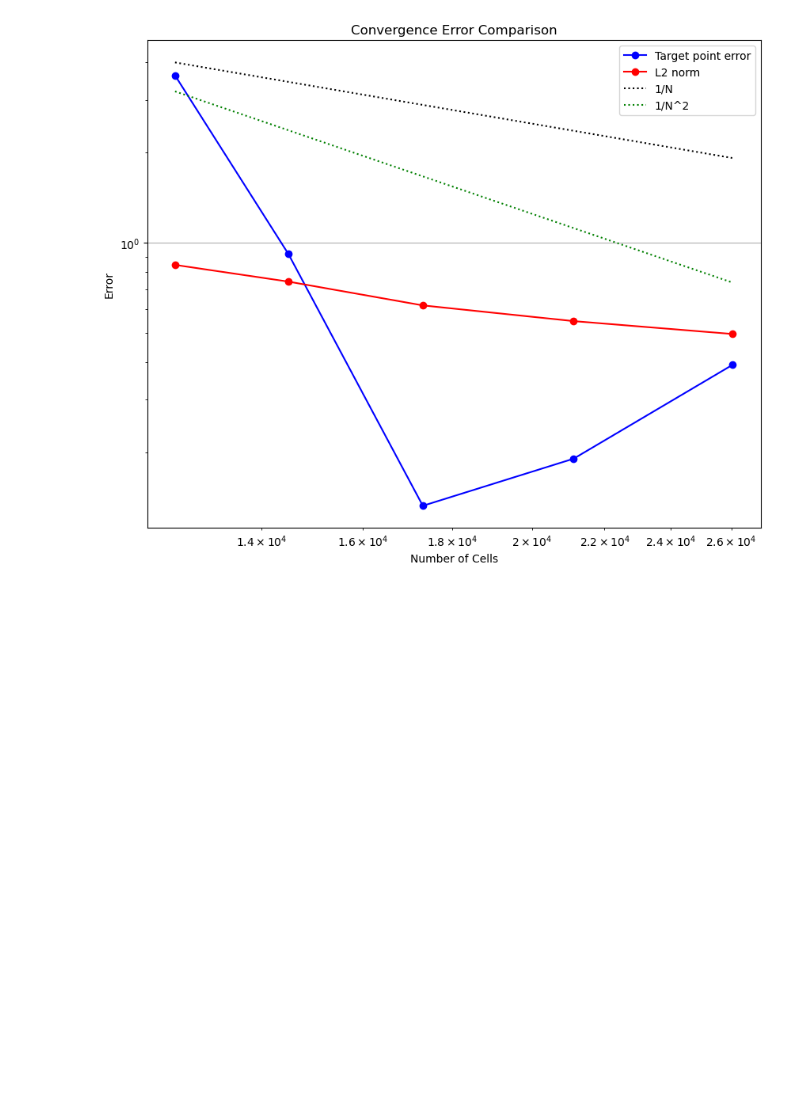
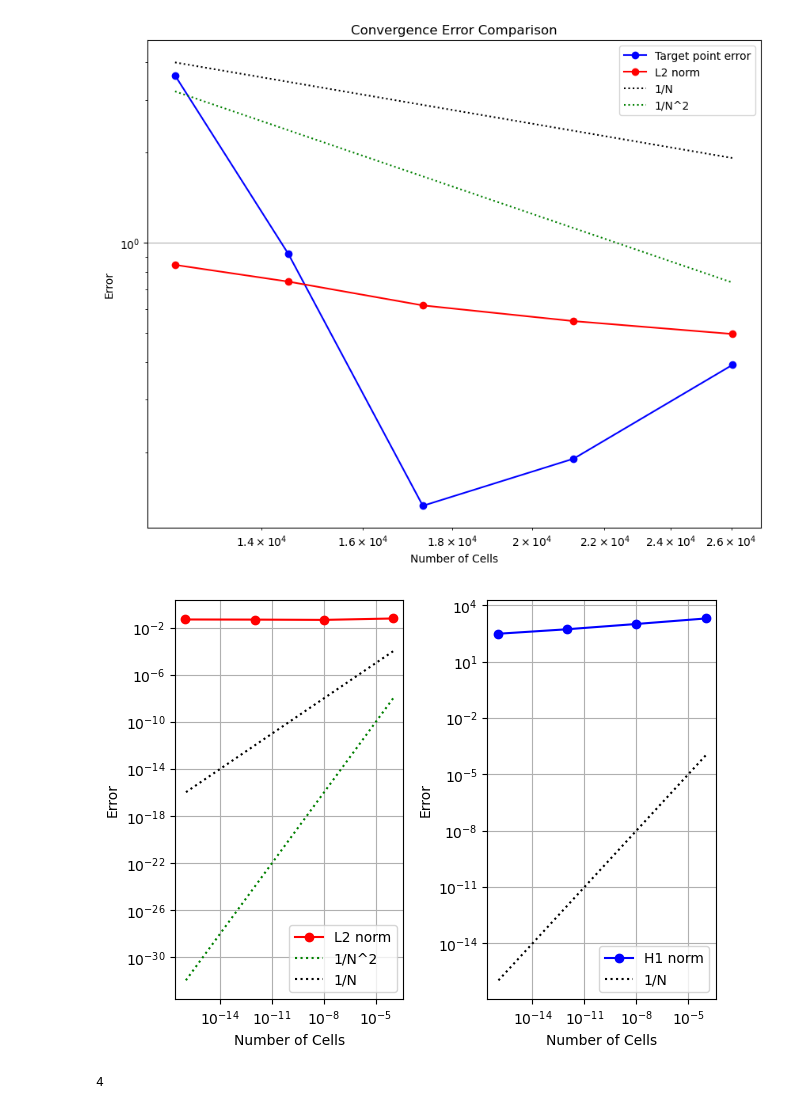
Before and after one commit to Matteo-Malve/ion_propulsion, a Jupyter notebook: postprocessing/convergence_plots.ipynb, the cells around one changed output. Saved outputs shown, nothing was run; the diff lists cells and outputs as text; code cells hidden in the pictures; blank space fills up the shorter version.

```diff
--- a/postprocessing/convergence_plots.ipynb
+++ b/postprocessing/convergence_plots.ipynb
@@ -98,3 +98,42 @@ plt.grid(True)
 plt.show()
 # %% [output]
 [figure]
+# %%
+# Load both CSV files
+file_1 = "../results/GlobRefQ2errore_punto_L2_H1-convergence_data.csv"
+
+data_1 = pd.read_csv(file_1)
+
+
+cycles = len(data_1['num_cells'])
+h = np.zeros(cycles)
+for i in range(cycles):
+  h[i]=0.0001**(i+1)
+
+# First subplot
+plt.subplot(1, 2, 1)
+plt.loglog(h, data_1['L2_errors'], 'r-o', label='L2 norm')
+plt.loglog(h, h** 2 , 'g:', label="1/N^2")
+plt.loglog(h, h , 'k:', label="1/N")
+plt.xlabel("Number of Cells")
+plt.ylabel("Error")
+plt.legend()
+plt.grid(True)
+
+# Second subplot
+plt.subplot(1, 2, 2)
+plt.loglog(h, data_1['H1_errors'], 'b-o', label='H1 norm')
+plt.loglog(h, h , 'k:', label="1/N")
+plt.xlabel("Number of Cells")
+plt.ylabel("Error")
+plt.legend()
+plt.grid(True)
+
+# Adjust layout and show plot
+plt.tight_layout()
+plt.show()
+
+print(len(data_1['num_cells']))
+# %% [output]
+[figure, added]
+4
```
Also changed, not shown: parts of 1 cell of this notebook, 7 other files.
